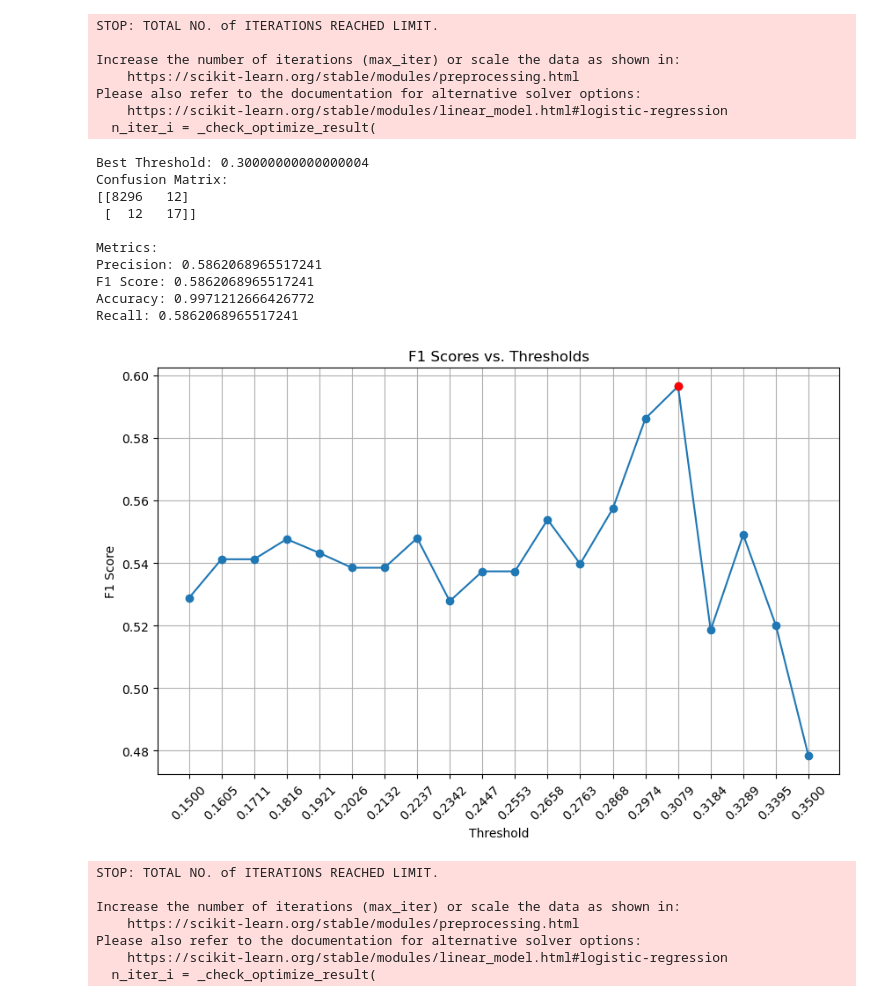
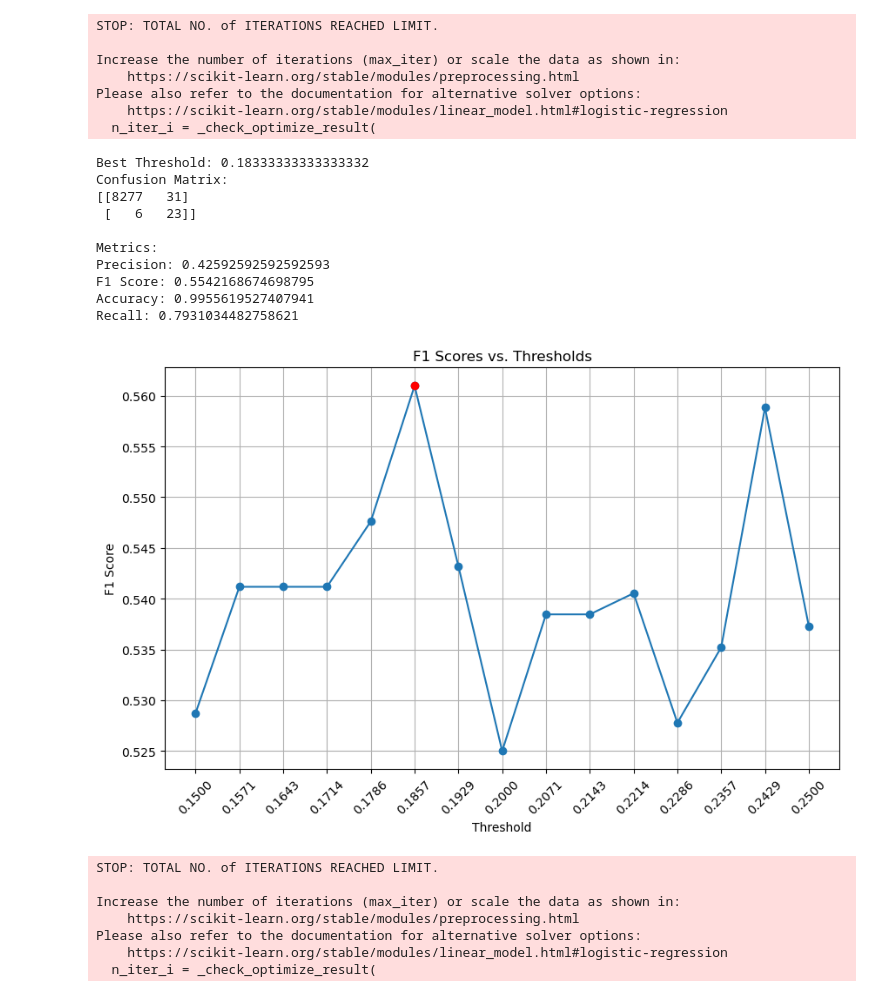
Before and after one commit to ZiggyFloydLee/FIN337-FinalProject-Team12, a Jupyter notebook: log regression.ipynb, the cells around one changed output. Cells and saved outputs as stored; diff of their text form; code cells hidden in the pictures.

```diff
--- a/log regression.ipynb
+++ b/log regression.ipynb
@@ -175,7 +175,7 @@ model.fit(X_train, y_train)
 y_pred_proba = model.predict_proba(X_test)
 
 # Define a range of thresholds
-thresholds = np.linspace(0.1, 0.4, 10)
+thresholds = np.linspace(0.15, 0.25, 10)
 
 # Initialize variables to store the best F1 score and corresponding threshold
 best_f1_score = 0
@@ -207,42 +207,42 @@ print("F1 Score:", best_f1_score)
 print("Accuracy:", accuracy)
 print("Recall:", recall)
 # %% [output]
-Best Threshold: 0.30000000000000004
+Best Threshold: 0.18333333333333332
 Confusion Matrix:
-[[8296   12]
- [  12   17]]
+[[8277   31]
+ [   6   23]]
 
 Metrics:
-Precision: 0.5862068965517241
-F1 Score: 0.5862068965517241
-Accuracy: 0.9971212666426772
-Recall: 0.5862068965517241
+Precision: 0.42592592592592593
+F1 Score: 0.5542168674698795
+Accuracy: 0.9955619527407941
+Recall: 0.7931034482758621
 # %%
 import matplotlib.pyplot as plt
 
 # Define the thresholds and corresponding F1 scores
-thresholds = np.linspace(0.15, 0.35, 20)
+thresholds = np.linspace(0.15, 0.25, 15)
 f1_scores = []
 
 # Calculate F1 score for each threshold
 for threshold in thresholds:
     y_pred_adjusted = (y_pred_proba[:, 1] >= threshold).astype(int)
     f1 = f1_score(y_test, y_pred_adjusted)
     f1_scores.append(f1)
 
 # Plot F1 scores
 plt.figure(figsize=(10, 6))
 plt.plot(thresholds, f1_scores, marker='o', linestyle='-')
 plt.title('F1 Scores vs. Thresholds')
 plt.xlabel('Threshold')
 plt.ylabel('F1 Score')
 plt.xticks(thresholds, rotation=45)
 plt.grid(True)
 max_index = f1_scores.index(max(f1_scores))
 plt.scatter(thresholds[max_index], f1_scores[max_index], color='red', zorder=5)
 plt.show()
 # %% [output]
-[figure, old version]
+[figure, new version]
 # %%
 import pandas as pd
 import numpy as np
```
Also changed, not shown: 2 other files.
